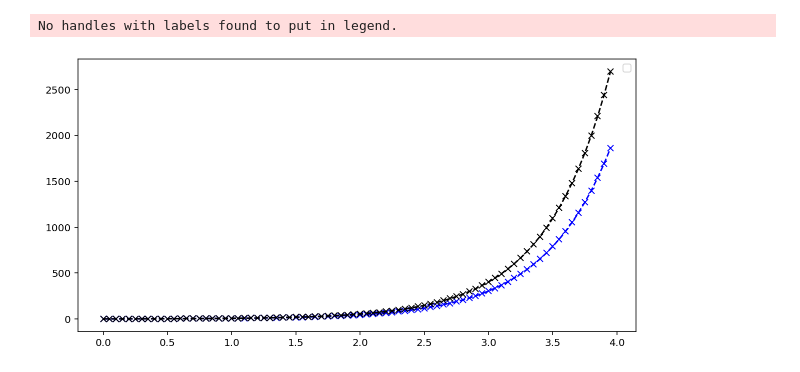
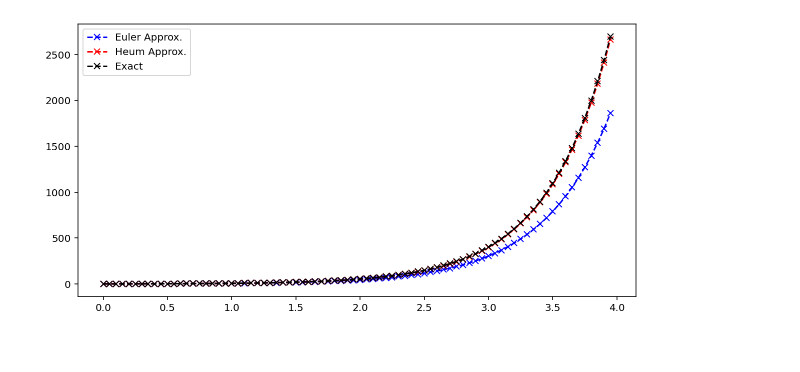
Before and after one commit to cagdastopcu/synchronization-models, a Jupyter notebook: synch_course_002_CT.ipynb, the cells around one changed output. Saved outputs shown, nothing was run; the diff lists cells and outputs as text; code cells hidden in the pictures.

```diff
--- a/synch_course_002_CT.ipynb
+++ b/synch_course_002_CT.ipynb
@@ -15,6 +15,17 @@ def Euler(f, t, x0):
     h = t[idx+1] - t[idx]
     x[idx+1] = x[idx] + h * f(t[idx],x[idx])
   return x
+
+
+def Heum(f, t, x0):
+    dim = len(x0)
+    x = np.zeros((len(t),dim))
+    x[0] = x0
+    for i in range(len(t)-1):
+        h = t[i+1]-t[i]
+        x1 = x[i] + h * f(t[i],x[i]) # Euler Approx
+        x[i+1] = x[i] + 0.5 * h * ( f(t[i],x[i]) + f(t[i],x1))
+    return x
 # %%
 def xdot(t,x): return 2*x
 x0 = [1]
@@ -24,15 +35,16 @@ h = 0.05
 t = np.arange(t_init,t_final,h)
 #print(t)
 x_euler = Euler(xdot,t,x0)
+x_heum = Heum(xdot, t, x0)
 x_exact = np.exp(2*t)
 #print(x_euler)
 # %%
 plt.figure(figsize= (10,5))
-plt.plot(t,x_euler,'--bx')
-plt.plot(t,x_exact,'--kx')
+plt.plot(t,x_euler,'--bx',label='Euler Approx.')
+plt.plot(t, x_heum, '--rx', label='Heum Approx.')
+plt.plot(t,x_exact,'--kx', label='Exact')
 
 plt.legend()
 plt.show()
 # %% [output]
-No handles with labels found to put in legend.
-[figure, old version]
+[figure, new version]
```
